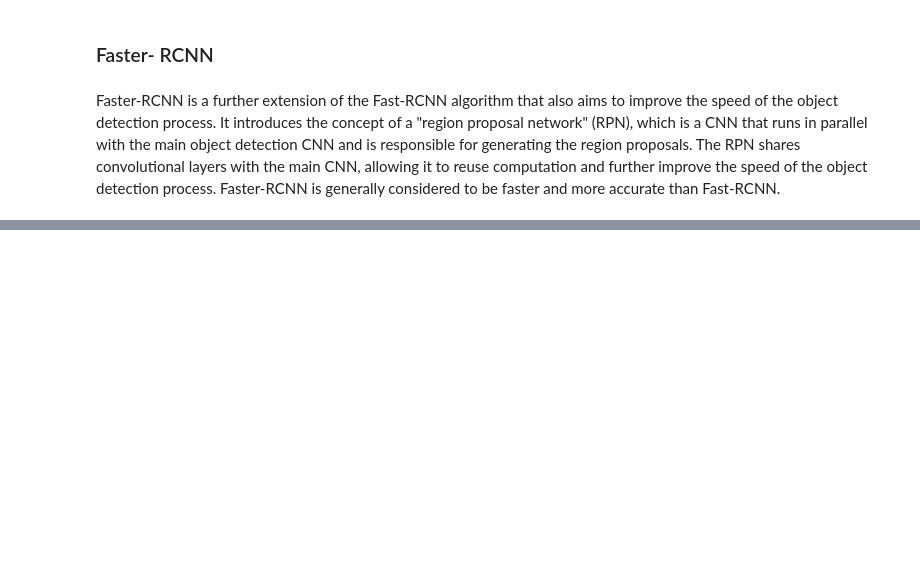
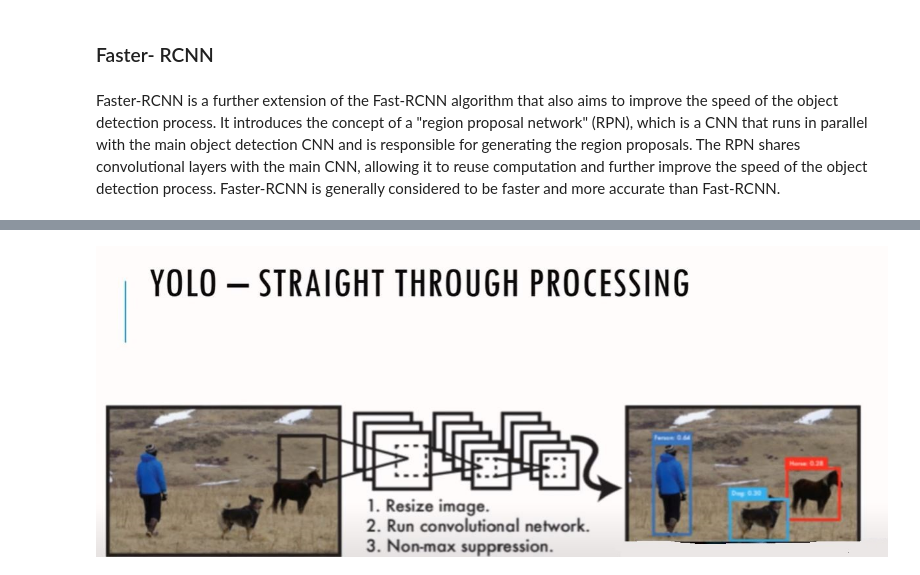
Before and after one commit to ijazkhan101/Computer-Vision-pothole-detector, a Jupyter notebook: building_a_road_pothole_detector.ipynb, the cells around one changed output, grey strips where cells are left out. Saved outputs shown, nothing was run; the diff lists cells and outputs as text; code cells hidden in the pictures; blank space fills up the shorter version.

```diff
--- a/building_a_road_pothole_detector.ipynb
+++ b/building_a_road_pothole_detector.ipynb
@@ -75,0 +84,5 @@ Faster-RCNN is a further extension of the Fast-RCNN algorithm that also aims to
+# %%
+from IPython.display import Image
+Image(filename='8-yolo.JPG')
+# %% [output]
+[figure, added]
```
Also changed, not shown: parts of 11 cells of this notebook, 4 other files.
